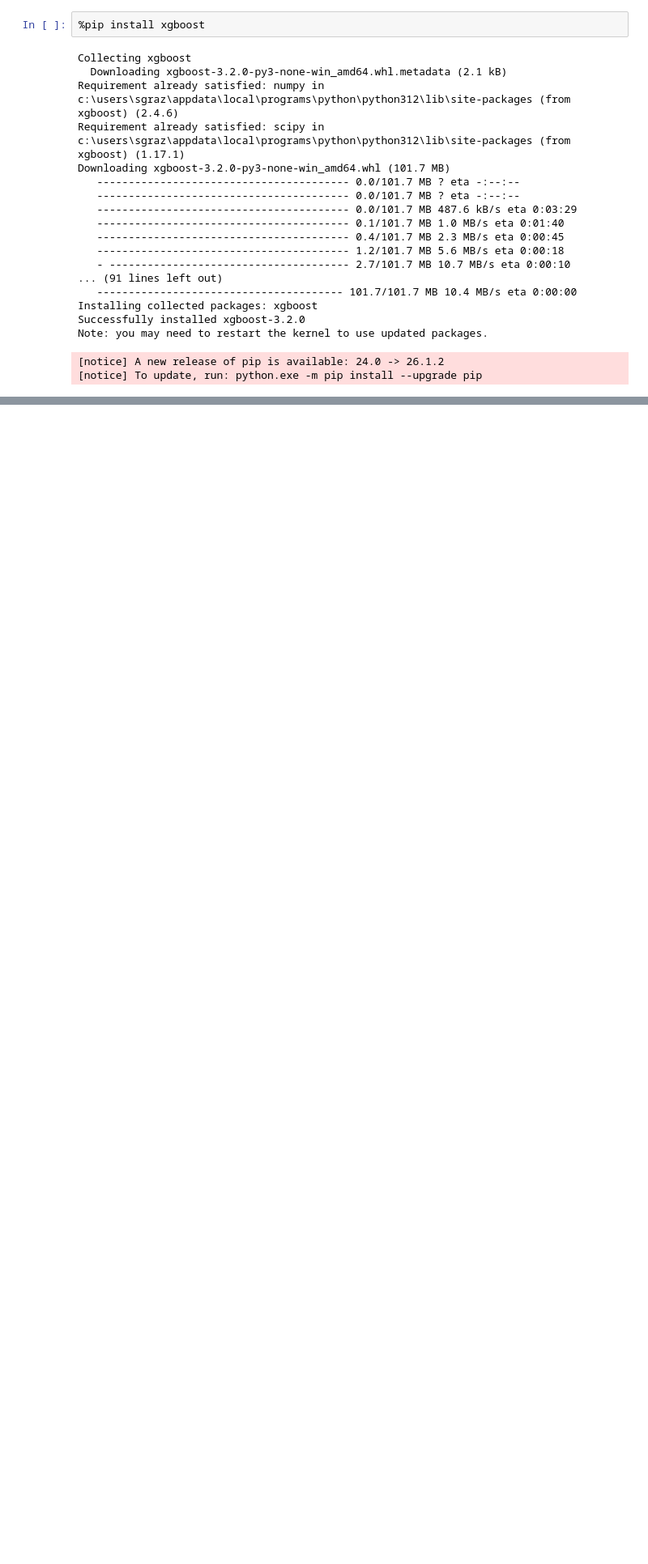
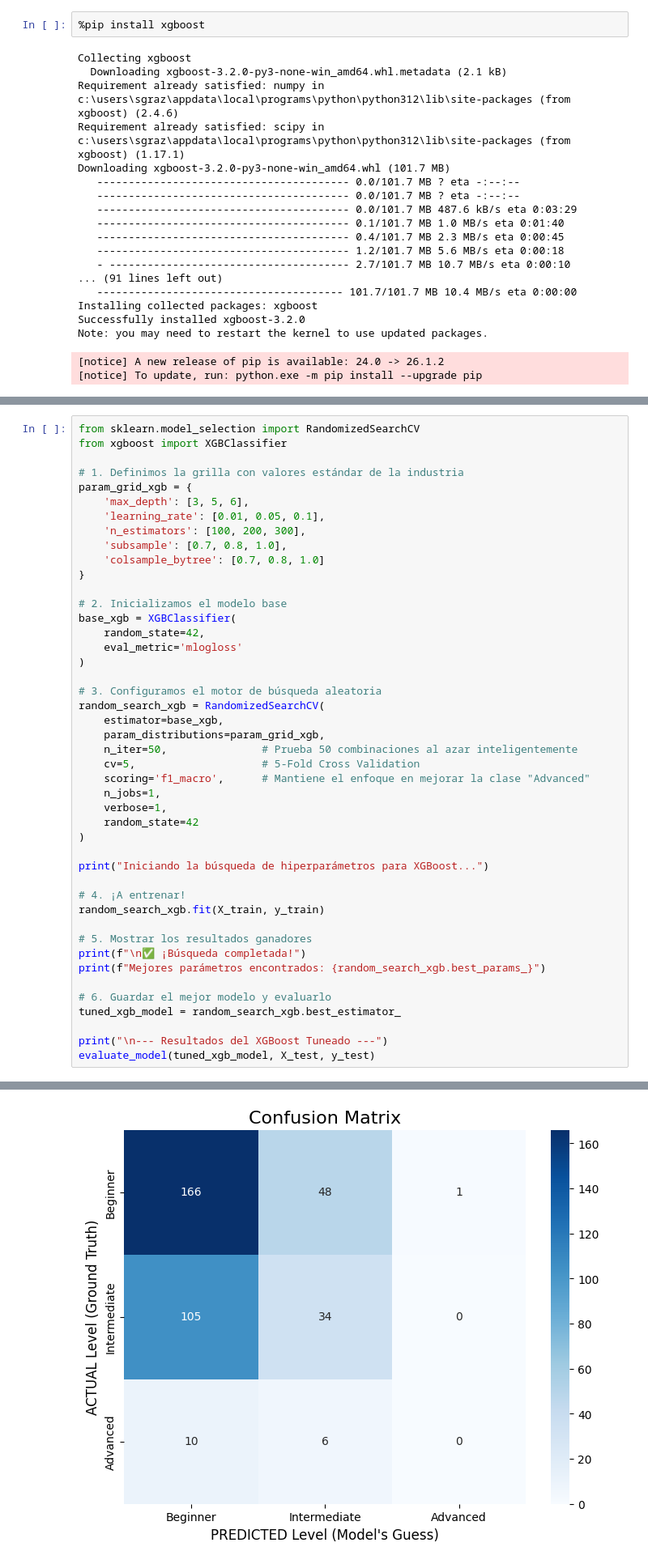
Before and after one commit to sgraziabile/proyecto-mineria, a Jupyter notebook: notebooks/02_model_architecture_and_training.ipynb, the cells around one changed output, grey strips where cells are left out. Shown at 81% size. Saved outputs shown, nothing was run; the diff lists cells and outputs as text; blank space fills up the shorter version.

Commit message:
Trained and tested new fine-tuned XGBoost models. Saved the best one for SHAP

```diff
--- a/notebooks/02_model_architecture_and_training.ipynb
+++ b/notebooks/02_model_architecture_and_training.ipynb
@@ -432,0 +433,46 @@ weighted avg       0.52      0.54      0.52       370
+# %%
+from sklearn.model_selection import RandomizedSearchCV
+from xgboost import XGBClassifier
+
+# 1. Definimos la grilla con valores estándar de la industria
+param_grid_xgb = {
+    'max_depth': [3, 5, 6],
+    'learning_rate': [0.01, 0.05, 0.1],
+    'n_estimators': [100, 200, 300],
+    'subsample': [0.7, 0.8, 1.0],
+    'colsample_bytree': [0.7, 0.8, 1.0]
+}
+
+# 2. Inicializamos el modelo base
+base_xgb = XGBClassifier(
+    random_state=42,
+    eval_metric='mlogloss'
+)
+
+# 3. Configuramos el motor de búsqueda aleatoria
+random_search_xgb = RandomizedSearchCV(
+    estimator=base_xgb,
+    param_distributions=param_grid_xgb,
+    n_iter=50,               # Prueba 50 combinaciones al azar inteligentemente
+    cv=5,                    # 5-Fold Cross Validation
+    scoring='f1_macro',      # Mantiene el enfoque en mejorar la clase "Advanced"
+    n_jobs=1,
+    verbose=1,
+    random_state=42
+)
+
+print("Iniciando la búsqueda de hiperparámetros para XGBoost...")
+
+# 4. ¡A entrenar!
+random_search_xgb.fit(X_train, y_train)
+
+# 5. Mostrar los resultados ganadores
+print(f"\n✅ ¡Búsqueda completada!")
+print(f"Mejores parámetros encontrados: {random_search_xgb.best_params_}")
+
+# 6. Guardar el mejor modelo y evaluarlo
+tuned_xgb_model = random_search_xgb.best_estimator_
+
+print("\n--- Resultados del XGBoost Tuneado ---")
+evaluate_model(tuned_xgb_model, X_test, y_test)
+# %% [output]
@@ -432,0 +498 @@ weighted avg       0.52      0.54      0.52       370
+[figure, added]
```
Also changed, not shown: parts of 10 cells of this notebook.
